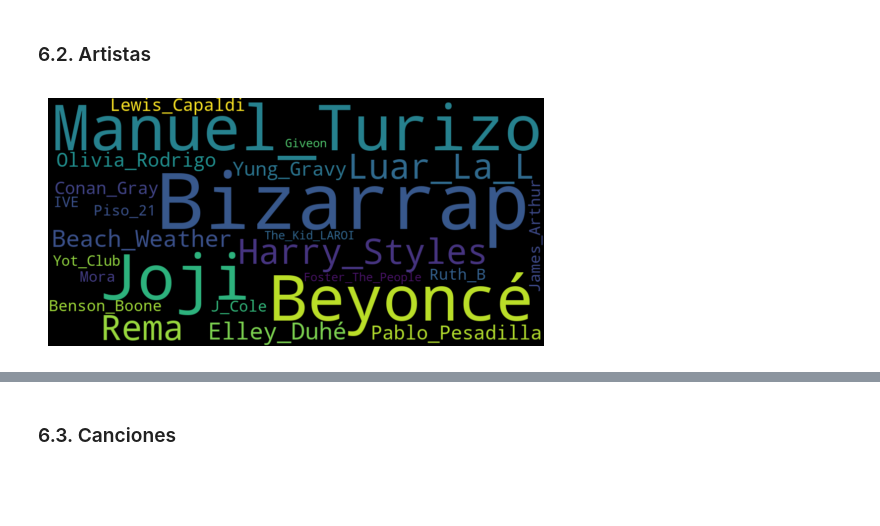
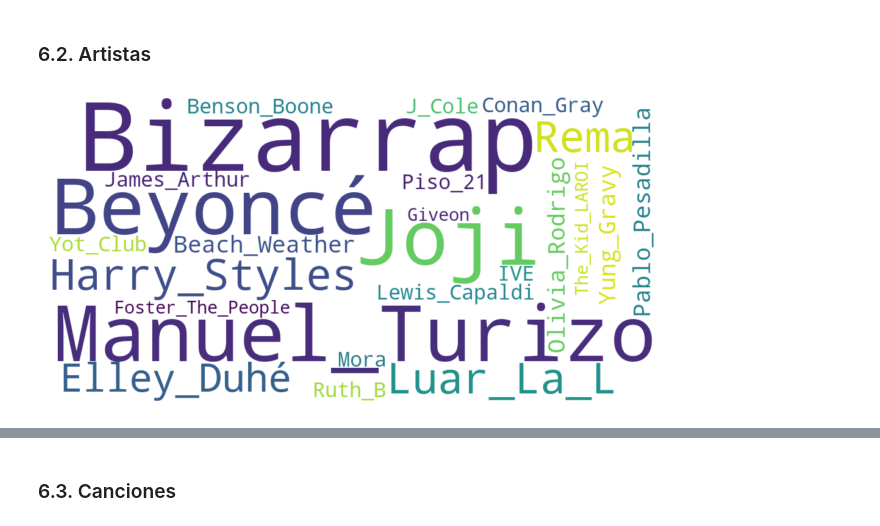
Before and after one commit to MauriJ/Data-Science, a Jupyter notebook: Desafíos/Desafío N°10/Data_StoryTelling2+Moran.ipynb, the cells around one changed output, grey strips where cells are left out. Cells and saved outputs as stored; diff of their text form; code cells hidden in the pictures; blank space fills up the shorter version.

```diff
--- a/Desafíos/Desafío N°10/Data_StoryTelling2+Moran.ipynb
+++ b/Desafíos/Desafío N°10/Data_StoryTelling2+Moran.ipynb
@@ -203,18 +205,21 @@ Se observa que 113 géneros componen el dataset, presentando géneros tan divers
 # %%
 popular_artists = df1['popularity'].groupby(df1['artists']).mean()
 most_popular_artists = popular_artists.sort_values(ascending = False).head(25)
 
 text = list(most_popular_artists.index)
 text2 = [text[i].replace(' ', '_') for i in range(len(text))]
 text3 = [text2[i].replace('.', '') for i in range(len(text2))]
 string = (" ").join(text3)
 
-wordcloud = WordCloud(width = 1000, height = 500).generate(string)
+wordcloud = WordCloud(width = 1000, height = 500, background_color = 'white').generate(string)
 
 plt.figure()
 plt.imshow(wordcloud, interpolation="bilinear")
 plt.axis("off")
+
+plt.tight_layout()
+# plt.savefig('Popularidad artistas.jpg', dpi = 300)
 plt.show()
 # %% [output]
-[figure, old version]
+[figure, new version]
 # %% [markdown]
```
Also changed, not shown: parts of 11 cells of this notebook.
